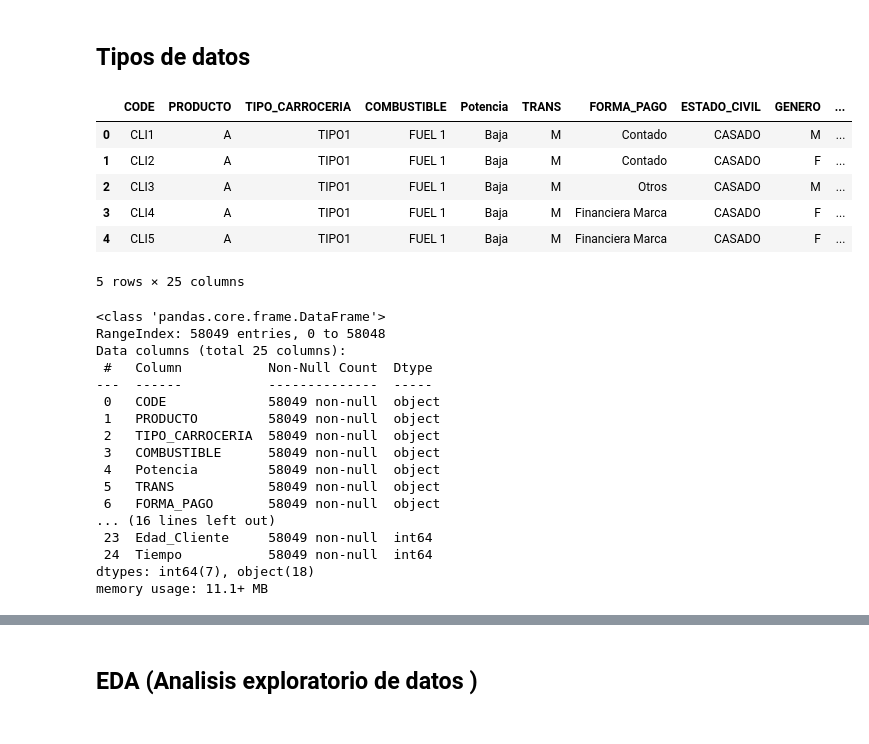
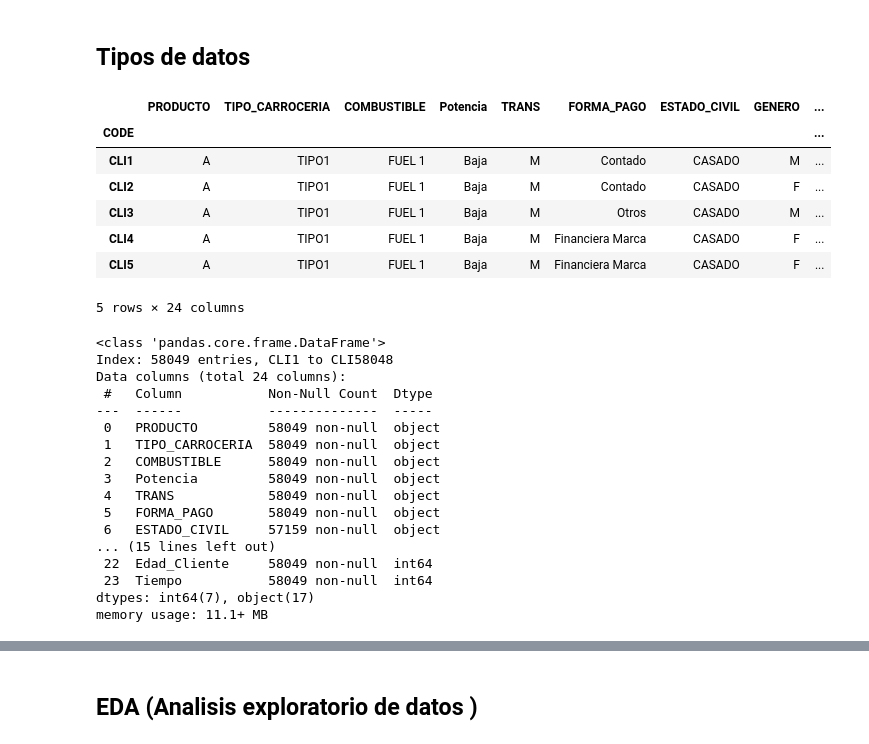
Before and after one commit to seerraa16/IA-LetsGo, a Jupyter notebook: analisis.ipynb, the cells around one changed output, grey strips where cells are left out. Saved outputs shown, nothing was run; the diff lists cells and outputs as text; code cells hidden in the pictures.

```diff
--- a/analisis.ipynb
+++ b/analisis.ipynb
@@ -13,33 +13,34 @@ from sklearn.preprocessing import LabelEncoder, StandardScaler
 # %% [markdown]
 ## Tipos de datos
 # %%
-data = pd.read_csv("data/IA_PROPENSITY_TRAIN.csv")
+data = pd.read_csv("data/IA_PROPENSITY_TRAIN.csv", index_col=0)
 data.head()
 # %% [output]
-|  | CODE | PRODUCTO | TIPO_CARROCERIA | COMBUSTIBLE | Potencia | TRANS | FORMA_PAGO | ESTADO_CIVIL | GENERO | ... |
-| 0 | CLI1 | A | TIPO1 | FUEL 1 | Baja | M | Contado | CASADO | M | ... |
-| 1 | CLI2 | A | TIPO1 | FUEL 1 | Baja | M | Contado | CASADO | F | ... |
-| 2 | CLI3 | A | TIPO1 | FUEL 1 | Baja | M | Otros | CASADO | M | ... |
-| 3 | CLI4 | A | TIPO1 | FUEL 1 | Baja | M | Financiera Marca | CASADO | F | ... |
-| 4 | CLI5 | A | TIPO1 | FUEL 1 | Baja | M | Financiera Marca | CASADO | F | ... |
+|  | PRODUCTO | TIPO_CARROCERIA | COMBUSTIBLE | Potencia | TRANS | FORMA_PAGO | ESTADO_CIVIL | GENERO | ... |
+| CODE |  |  |  |  |  |  |  |  | ... |
+| CLI1 | A | TIPO1 | FUEL 1 | Baja | M | Contado | CASADO | M | ... |
+| CLI2 | A | TIPO1 | FUEL 1 | Baja | M | Contado | CASADO | F | ... |
+| CLI3 | A | TIPO1 | FUEL 1 | Baja | M | Otros | CASADO | M | ... |
+| CLI4 | A | TIPO1 | FUEL 1 | Baja | M | Financiera Marca | CASADO | F | ... |
+| CLI5 | A | TIPO1 | FUEL 1 | Baja | M | Financiera Marca | CASADO | F | ... |
-5 rows × 25 columns
+5 rows × 24 columns
 # %%
 data.info()
 # %% [output]
 <class 'pandas.core.frame.DataFrame'>
-RangeIndex: 58049 entries, 0 to 58048
-Data columns (total 25 columns):
+Index: 58049 entries, CLI1 to CLI58048
+Data columns (total 24 columns):
  #   Column           Non-Null Count  Dtype
 ---  ------           --------------  -----
- 0   CODE             58049 non-null  object
- 1   PRODUCTO         58049 non-null  object
- 2   TIPO_CARROCERIA  58049 non-null  object
- 3   COMBUSTIBLE      58049 non-null  object
- 4   Potencia         58049 non-null  object
- 5   TRANS            58049 non-null  object
- 6   FORMA_PAGO       58049 non-null  object
-... (16 lines left out)
- 23  Edad_Cliente     58049 non-null  int64
- 24  Tiempo           58049 non-null  int64
-dtypes: int64(7), object(18)
+ 0   PRODUCTO         58049 non-null  object
+ 1   TIPO_CARROCERIA  58049 non-null  object
+ 2   COMBUSTIBLE      58049 non-null  object
+ 3   Potencia         58049 non-null  object
+ 4   TRANS            58049 non-null  object
+ 5   FORMA_PAGO       58049 non-null  object
+ 6   ESTADO_CIVIL     57159 non-null  object
+... (15 lines left out)
+ 22  Edad_Cliente     58049 non-null  int64
+ 23  Tiempo           58049 non-null  int64
+dtypes: int64(7), object(17)
 memory usage: 11.1+ MB
```
Also changed, not shown: parts of 34 cells of this notebook.
